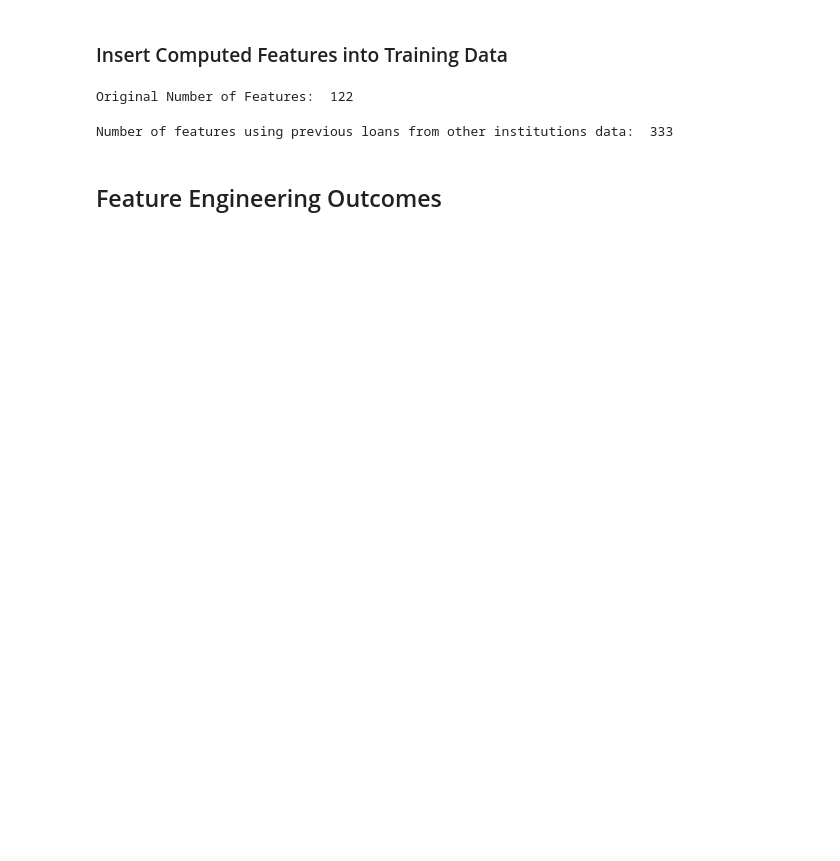
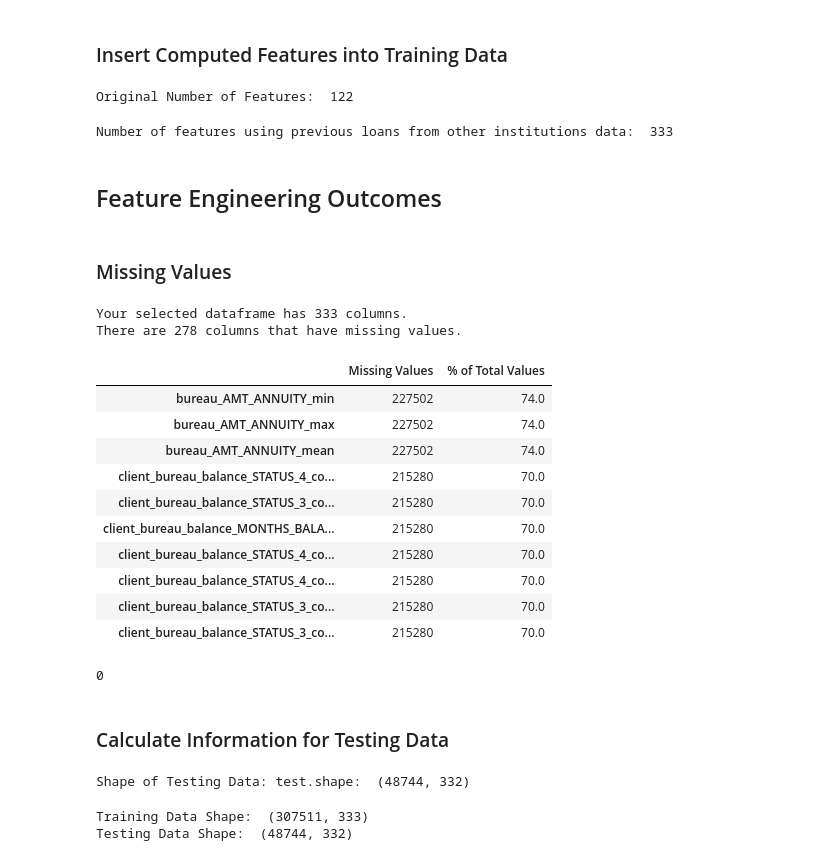
Before and after one commit to sinjy1203/kaggle_studying, a Jupyter notebook: Home_Credit_Default_Risk_2.ipynb, the cells around one changed output. Cells and saved outputs as stored; diff of their text form; code cells hidden in the pictures; blank space fills up the shorter version.

```diff
--- a/Home_Credit_Default_Risk_2.ipynb
+++ b/Home_Credit_Default_Risk_2.ipynb
@@ -488,3 +488,42 @@ print('Number of features using previous loans from other institutions data: ',
 Number of features using previous loans from other institutions data:  333
 # %% [markdown]
 ## Feature Engineering Outcomes
+# %% [markdown]
+### Missing Values
+# %%
+def missing_values_table(df):
+    mis_val = df.isnull().sum()
+    mis_val_percent = 100 * df.isnull().sum() / len(df)
+    mis_val_table = pd.concat([mis_val, mis_val_percent], axis=1)
+    mis_val_table_ren_columns = mis_val_table.rename(
+        columns = {0: 'Missing Values', 1: '% of Total Values'})
+    mis_val_table_ren_columns = mis_val_table_ren_columns[
+        mis_val_table_ren_columns.iloc[:, 1] != 0
+    ].sort_values('% of Total Values', ascending=False).round(1)
+    print('Your selected dataframe has ' + str(df.shape[1]) + " columns.\n"
+         "There are " + str(mis_val_table_ren_columns.shape[0]) + " columns that have missing values.")
+    return mis_val_table_ren_columns
+# %%
+missing_train = missing_values_table(train)
+missing_train.head(10)
+# %% [output]
+Your selected dataframe has 333 columns.
+There are 278 columns that have missing values.
+|  | Missing Values | % of Total Values |
+| bureau_AMT_ANNUITY_min | 227502 | 74.0 |
+| bureau_AMT_ANNUITY_max | 227502 | 74.0 |
+| bureau_AMT_ANNUITY_mean | 227502 | 74.0 |
+| client_bureau_balance_STATUS_4_co... | 215280 | 70.0 |
+| client_bureau_balance_STATUS_3_co... | 215280 | 70.0 |
+| client_bureau_balance_MONTHS_BALA... | 215280 | 70.0 |
+| client_bureau_balance_STATUS_4_co... | 215280 | 70.0 |
+| client_bureau_balance_STATUS_4_co... | 215280 | 70.0 |
+| client_bureau_balance_STATUS_3_co... | 215280 | 70.0 |
+| client_bureau_balance_STATUS_3_co... | 215280 | 70.0 |
+# %%
+missing_train_vars = list(missing_train.index[missing_train['% of Total Values'] > 90])
+len(missing_train_vars)
+# %% [output]
+0
+# %% [markdown]
+### Calculate Information for Testing Data
@@ -490,0 +535,4 @@ Number of features using previous loans from other institutions data:  333
+# %%
+print('Shape of Testing Data: test.shape: ', test.shape)
+# %% [output]
+Shape of Testing Data: test.shape:  (48744, 332)
@@ -490,0 +543,6 @@ Number of features using previous loans from other institutions data:  333
+# %%
+print('Training Data Shape: ', train.shape)
+print('Testing Data Shape: ', test.shape)
+# %% [output]
+Training Data Shape:  (307511, 333)
+Testing Data Shape:  (48744, 332)
```
Also changed, not shown: parts of 18 cells of this notebook.
